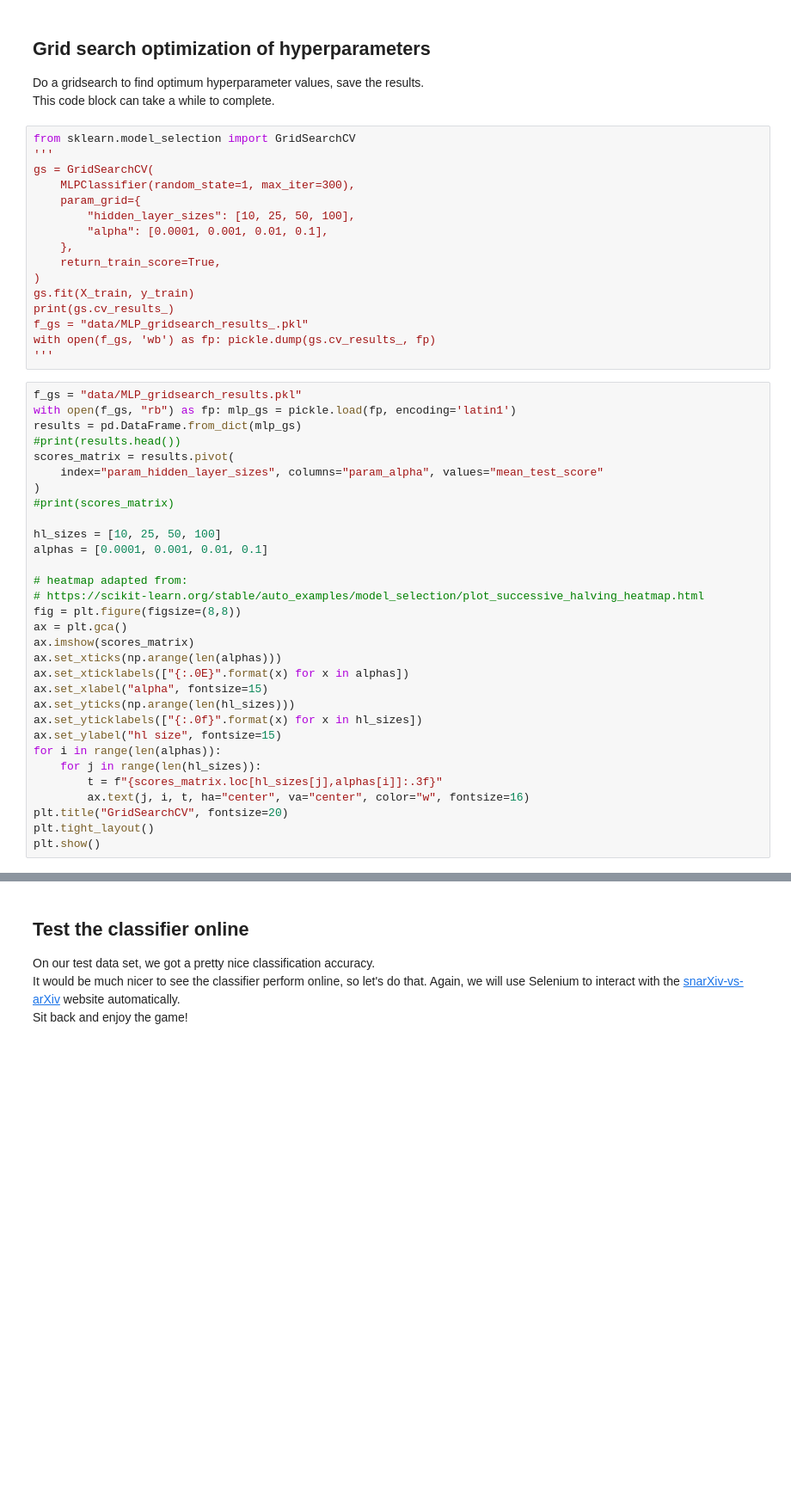
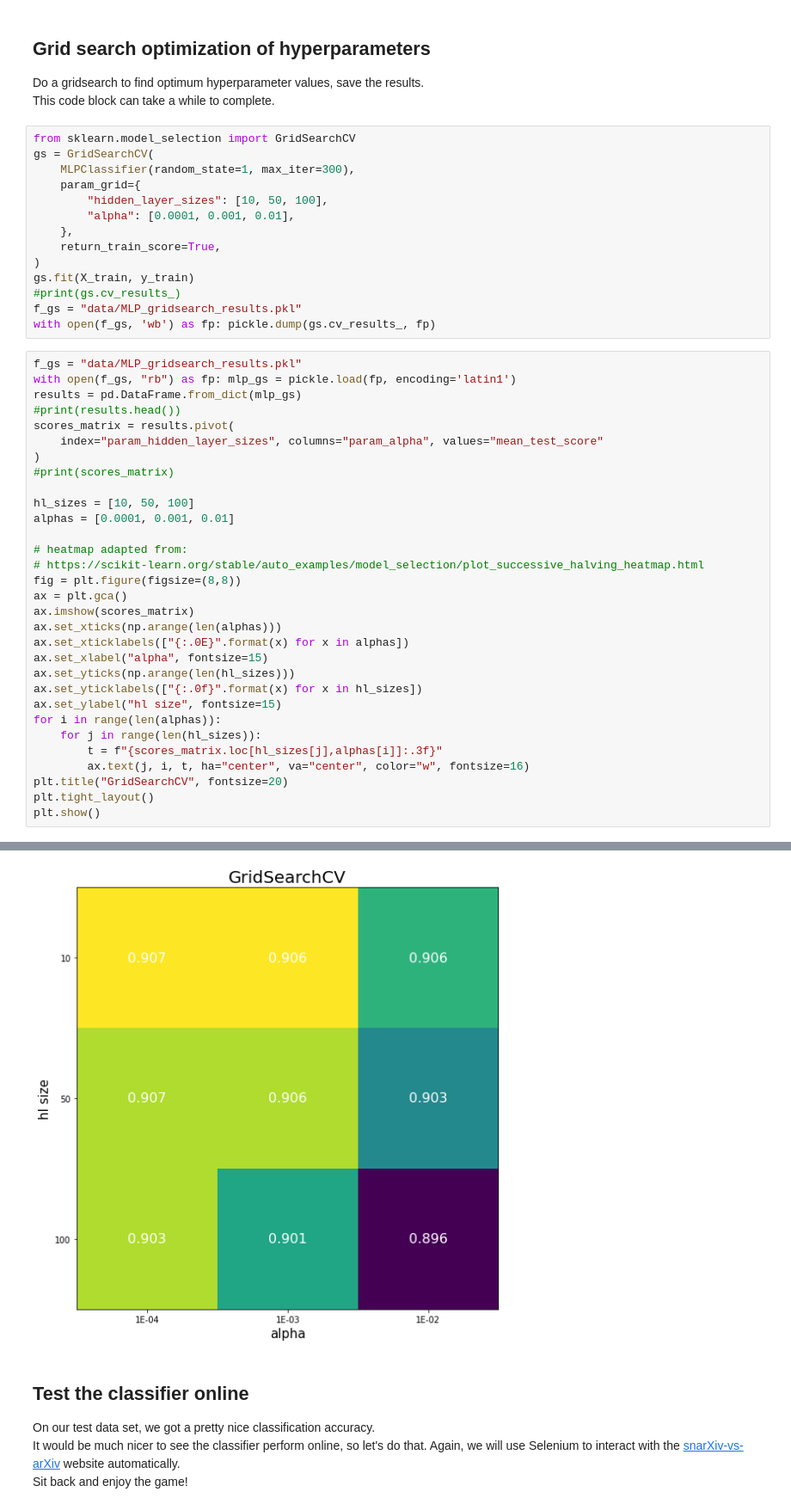
Before and after one commit to Frederic-vW/arXiv-vs-snarXiv, a Jupyter notebook: snarxiv_learn.ipynb, the cells around one changed output, grey strips where cells are left out. Shown: that part at 86% size. Saved outputs shown, nothing was run; the diff lists cells and outputs as text; blank space fills up the shorter version.

```diff
--- a/snarxiv_learn.ipynb
+++ b/snarxiv_learn.ipynb
@@ -335,20 +314,18 @@ Do a gridsearch to find optimum hyperparameter values, save the results.
 This code block can take a while to complete.
 # %%
 from sklearn.model_selection import GridSearchCV
-'''
 gs = GridSearchCV(
     MLPClassifier(random_state=1, max_iter=300),
     param_grid={
-        "hidden_layer_sizes": [10, 25, 50, 100],
-        "alpha": [0.0001, 0.001, 0.01, 0.1],
+        "hidden_layer_sizes": [10, 50, 100],
+        "alpha": [0.0001, 0.001, 0.01],
     },
     return_train_score=True,
 )
 gs.fit(X_train, y_train)
-print(gs.cv_results_)
-f_gs = "data/MLP_gridsearch_results_.pkl"
+#print(gs.cv_results_)
+f_gs = "data/MLP_gridsearch_results.pkl"
 with open(f_gs, 'wb') as fp: pickle.dump(gs.cv_results_, fp)
-'''
 # %%
 f_gs = "data/MLP_gridsearch_results.pkl"
 with open(f_gs, "rb") as fp: mlp_gs = pickle.load(fp, encoding='latin1')
@@ -359,8 +336,8 @@ scores_matrix = results.pivot(
 )
 #print(scores_matrix)
 
-hl_sizes = [10, 25, 50, 100]
-alphas = [0.0001, 0.001, 0.01, 0.1]
+hl_sizes = [10, 50, 100]
+alphas = [0.0001, 0.001, 0.01]
 
 # heatmap adapted from:
 # https://scikit-learn.org/stable/auto_examples/model_selection/plot_successive_halving_heatmap.html
@@ -385,3 +361,4 @@ EOFError: Ran out of input
+[figure, added]
 # %% [markdown]
 ## Test the classifier online
 
```
Also changed, not shown: parts of 7 cells of this notebook, 1 other file.
